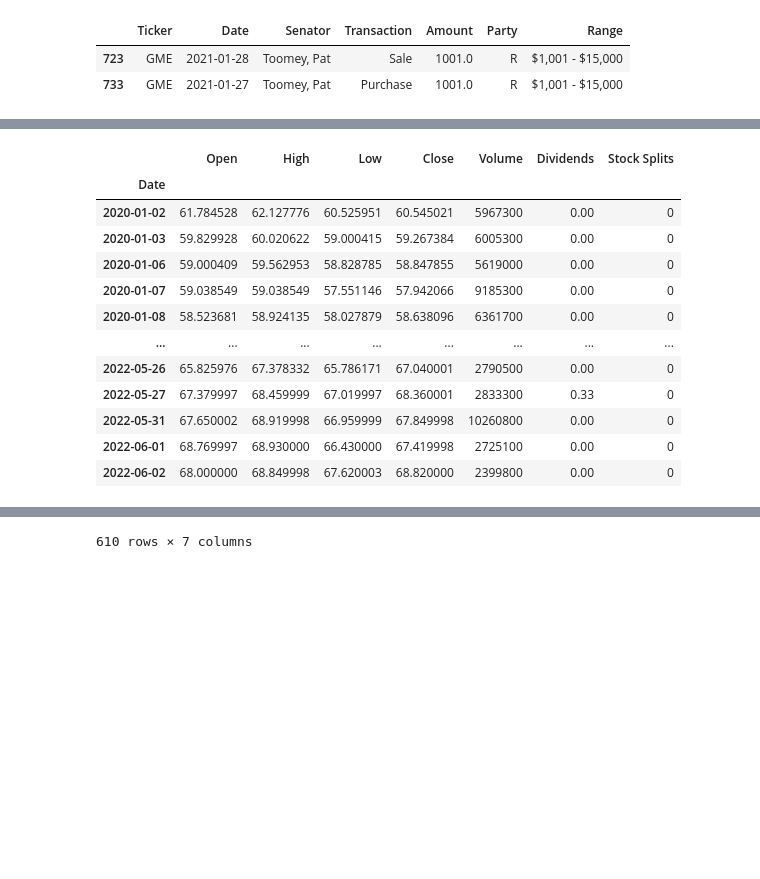
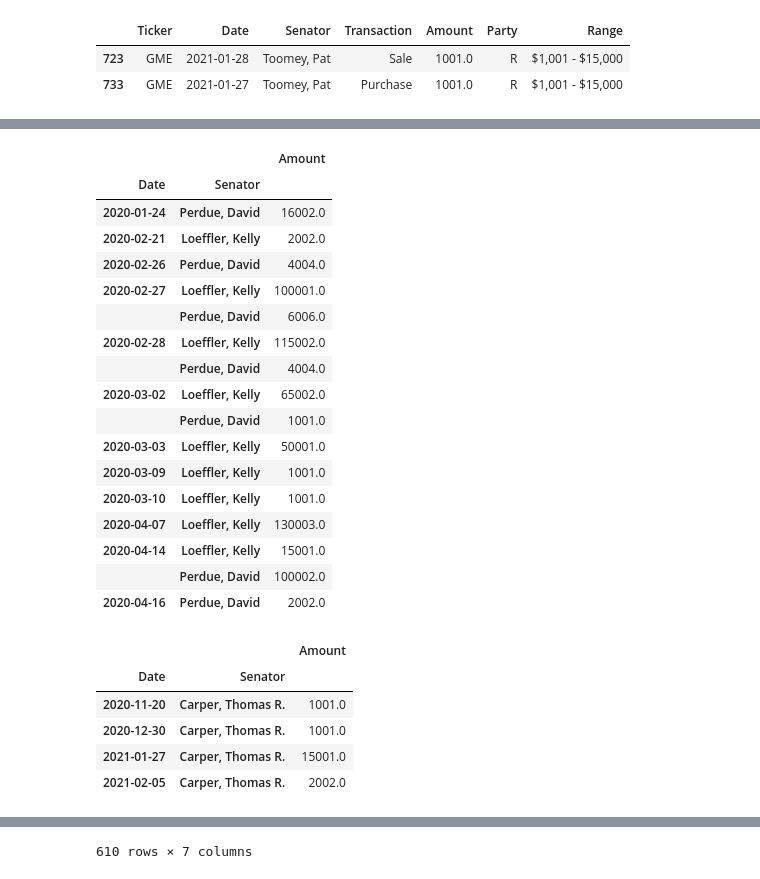
Before and after one commit to Loudju/Fintech_Project1_Politician_stock_trading, a Jupyter notebook: senate_trades.ipynb, the cells around one changed output, grey strips where cells are left out. Saved outputs shown, nothing was run; the diff lists cells and outputs as text; code cells hidden in the pictures; blank space fills up the shorter version.

```diff
--- a/senate_trades.ipynb
+++ b/senate_trades.ipynb
@@ -152,3 +207,6 @@ display(senate_rep_dd)
 | 2316 | DD | 2020-02-21 | Loeffler, Kelly | Sale | 1001.0 | R | $1,001 - $15,000 |
 | 2509 | DD | 2020-01-24 | Perdue, David | Purchase | 1001.0 | R | $1,001 - $15,000 |
 | 2512 | DD | 2020-01-24 | Perdue, David | Purchase | 15001.0 | R | $15,001 - $50,000 |
+# %%
+senate_nvda = senate_party_df[senate_party_df["Ticker"]=="NVDA"]
+display(senate_nvda)
@@ -154,0 +231,3 @@ display(senate_rep_dd)
+# %%
+senate_dem_nvda= senate_nvda[senate_nvda["Party"]=="D"]
+display(senate_dem_nvda)
@@ -361,35 +704,55 @@ nvda_hist.hvplot(x='Date', y='Close', height=500, width=1000)*senate_nvda_close.
 # %%
 #DD CODE
 senate_dd = senate_trading_def("DD")
 senate_dd['Date'] = pd.to_datetime(senate_dd['Date'])
 senate_dd = senate_dd[(senate_dd['Date'] > '2020-01-01') & (senate_dd['Date'] <= '2022-06-03')]
-senate_dd.groupby(['Date', 'Senator']).sum()
+display(senate_rep_dd.groupby(['Date', 'Senator']).sum())
+display(senate_dem_dd.groupby(['Date', 'Senator']).sum())
 #get Ticker chart
 dd = yf.Ticker("DD")
 dd_hist = dd.history(start="2020-01-01", end="2022-06-03")
 display(dd_hist)
-#dd_hist = dd_hist.reset_index()
+
+#msft_hist = msft_hist.reset_index()
 dd_line = dd_hist.hvplot(x='Date', y='Close')
-senate_dd_close = senate_dd.merge(dd_hist, left_on='Date', right_on='Date')
-senate_dd_close.set_index('Date')
-senate_dd_close['Amount'] = senate_dd_close['Amount'].astype(float)
-#display ticker close with senate
-display(senate_dd_close)
+#republican party!!!!
+senate_rep_dd_close = senate_rep_dd.merge(dd_hist, left_on='Date', right_on='Date')
+senate_rep_dd_close.set_index('Date')
+senate_rep_dd_close['Amount'] = senate_rep_dd_close['Amount'].astype(float)
+display(senate_rep_dd_close)
+#democrat Party
+senate_dem_dd_close = senate_dem_dd.merge(dd_hist, left_on='Date', right_on='Date')
+senate_dem_dd_close.set_index('Date')
+senate_dem_dd_close['Amount'] = senate_dem_dd_close['Amount'].astype(float)
+display(senate_dem_nvda_close)
 #display senate buys
-senate_dd_close.hvplot.points(x='Date', y='Close')
+display(senate_rep_dd_close.hvplot.points(x='Date', y='Close'))
+display(senate_dem_dd_close.hvplot.points(x='Date', y='Close'))
 #combined chart with senate buys via scatter
-dd_hist.hvplot(x='Date', y='Close', height=500, width=1000)*senate_dd_close.hvplot.scatter(x='Date', y='Close', color='Senator').opts(size=10)
+display(dd_hist.hvplot(x='Date', y='Close', height=500, width=1000)*senate_rep_dd_close.hvplot.scatter(x='Date', y='Close', color='Senator').opts(size=10))
+display(dd_hist.hvplot(x='Date', y='Close', height=500, width=1000)*senate_dem_dd_close.hvplot.scatter(x='Date', y='Close', color='Senator').opts(size=10))
 # %% [output]
-|  | Open | High | Low | Close | Volume | Dividends | Stock Splits |
-| Date |  |  |  |  |  |  |  |
-| 2020-01-02 | 61.784528 | 62.127776 | 60.525951 | 60.545021 | 5967300 | 0.00 | 0 |
-| 2020-01-03 | 59.829928 | 60.020622 | 59.000415 | 59.267384 | 6005300 | 0.00 | 0 |
-| 2020-01-06 | 59.000409 | 59.562953 | 58.828785 | 58.847855 | 5619000 | 0.00 | 0 |
-| 2020-01-07 | 59.038549 | 59.038549 | 57.551146 | 57.942066 | 9185300 | 0.00 | 0 |
-| 2020-01-08 | 58.523681 | 58.924135 | 58.027879 | 58.638096 | 6361700 | 0.00 | 0 |
-| ... | ... | ... | ... | ... | ... | ... | ... |
-| 2022-05-26 | 65.825976 | 67.378332 | 65.786171 | 67.040001 | 2790500 | 0.00 | 0 |
-| 2022-05-27 | 67.379997 | 68.459999 | 67.019997 | 68.360001 | 2833300 | 0.33 | 0 |
-| 2022-05-31 | 67.650002 | 68.919998 | 66.959999 | 67.849998 | 10260800 | 0.00 | 0 |
-| 2022-06-01 | 68.769997 | 68.930000 | 66.430000 | 67.419998 | 2725100 | 0.00 | 0 |
-| 2022-06-02 | 68.000000 | 68.849998 | 67.620003 | 68.820000 | 2399800 | 0.00 | 0 |
+|  |  | Amount |
+| Date | Senator |  |
+| 2020-01-24 | Perdue, David | 16002.0 |
+| 2020-02-21 | Loeffler, Kelly | 2002.0 |
+| 2020-02-26 | Perdue, David | 4004.0 |
+| 2020-02-27 | Loeffler, Kelly | 100001.0 |
+|  | Perdue, David | 6006.0 |
+| 2020-02-28 | Loeffler, Kelly | 115002.0 |
+|  | Perdue, David | 4004.0 |
+| 2020-03-02 | Loeffler, Kelly | 65002.0 |
+|  | Perdue, David | 1001.0 |
+| 2020-03-03 | Loeffler, Kelly | 50001.0 |
+| 2020-03-09 | Loeffler, Kelly | 1001.0 |
+| 2020-03-10 | Loeffler, Kelly | 1001.0 |
+| 2020-04-07 | Loeffler, Kelly | 130003.0 |
+| 2020-04-14 | Loeffler, Kelly | 15001.0 |
+|  | Perdue, David | 100002.0 |
+| 2020-04-16 | Perdue, David | 2002.0 |
+|  |  | Amount |
+| Date | Senator |  |
+| 2020-11-20 | Carper, Thomas R. | 1001.0 |
+| 2020-12-30 | Carper, Thomas R. | 1001.0 |
+| 2021-01-27 | Carper, Thomas R. | 15001.0 |
+| 2021-02-05 | Carper, Thomas R. | 2002.0 |
```
Also changed, not shown: parts of 21 cells of this notebook.
